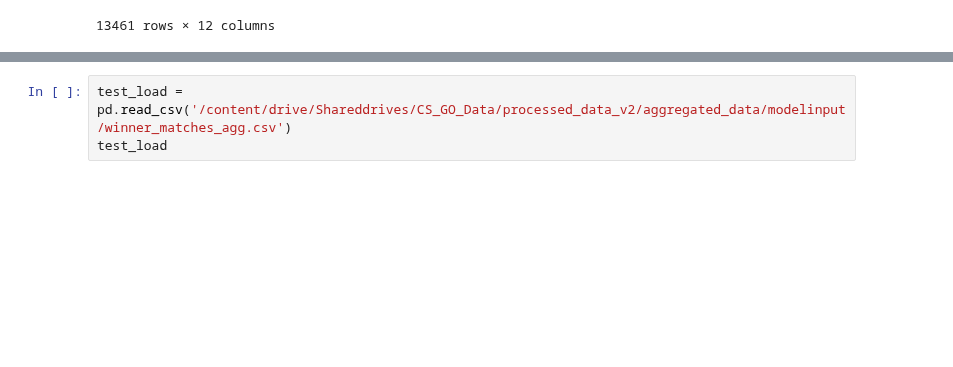
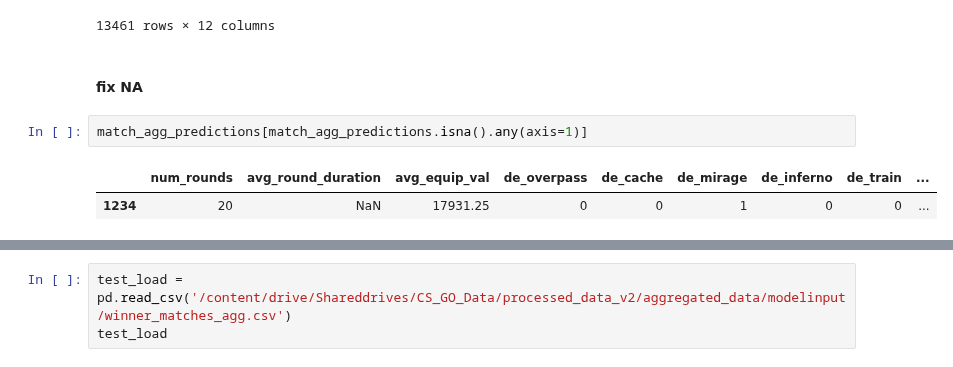
Before and after one commit to gandhimonil9823/CS_GO_Analysis, a Jupyter notebook: preprocessing/Aggregate_data_matches.ipynb, the cells around one changed output, grey strips where cells are left out. Saved outputs shown, nothing was run; the diff lists cells and outputs as text; blank space fills up the shorter version.

```diff
--- a/preprocessing/Aggregate_data_matches.ipynb
+++ b/preprocessing/Aggregate_data_matches.ipynb
@@ -503,3 +503,10 @@ match_agg_predictions
 | 13459 | 24 | 75.069213 | 18711.458333 | 0 | 0 | 0 | 0 | 1 | ... |
 | 13460 | 22 | 80.030662 | 19060.714286 | 0 | 0 | 1 | 0 | 0 | ... |
 13461 rows × 12 columns
+# %% [markdown]
+#### fix NA
+# %%
+match_agg_predictions[match_agg_predictions.isna().any(axis=1)]
+# %% [output]
+|  | num_rounds | avg_round_duration | avg_equip_val | de_overpass | de_cache | de_mirage | de_inferno | de_train | ... |
+| 1234 | 20 | NaN | 17931.25 | 0 | 0 | 1 | 0 | 0 | ... |
```
Also changed, not shown: parts of 7 cells of this notebook.
